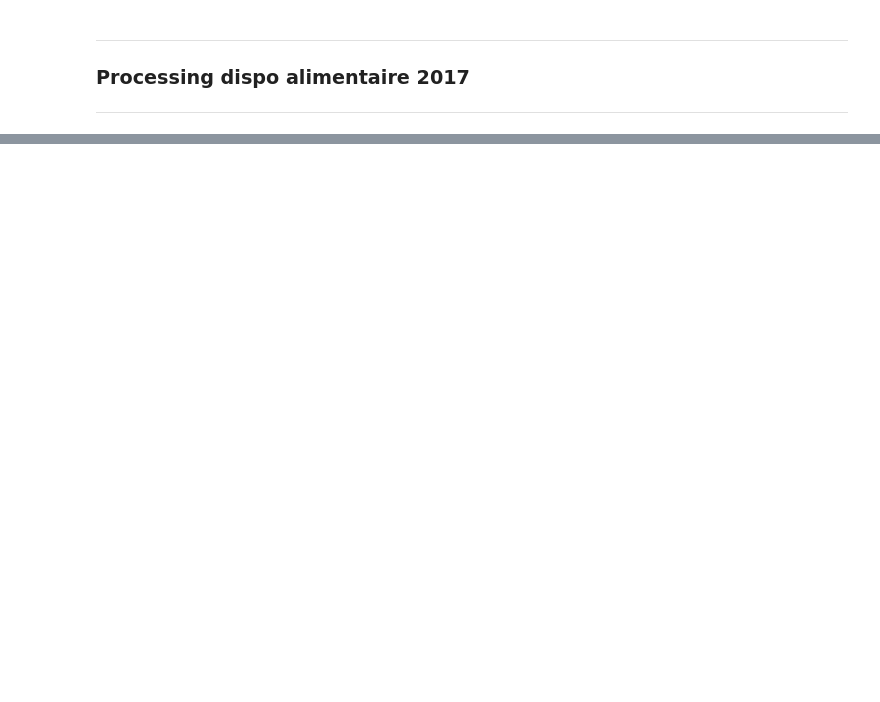
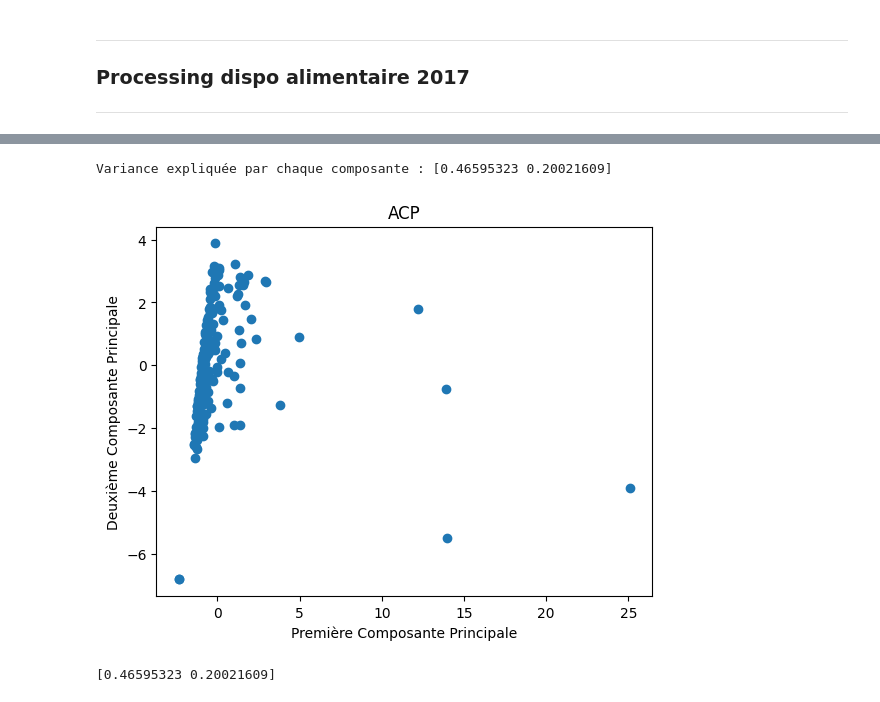
Before and after one commit to IshemZ/la-poule-qui-chante, a Jupyter notebook: Programme/data_processing.ipynb, the cells around one changed output, grey strips where cells are left out. Cells and saved outputs as stored; diff of their text form; code cells hidden in the pictures; blank space fills up the shorter version.

```diff
--- a/Programme/data_processing.ipynb
+++ b/Programme/data_processing.ipynb
@@ -20,2 +24,5 @@ dispo.head()
 dispo['Valeur'] = dispo['Valeur'].astype(float)
+# %%
+#Multiplier colonne valeurs x1000 car exprimeé en milliers de tonnes
+dispo['Valeur'] = dispo['Valeur']*1000
 # %%
@@ -36,0 +37,4 @@ dispo
+# %%
+# je vais faire un pivot table pour avoir mes élément en colonne
+dispo_pivot = dispo.pivot_table(index='Zone', columns='Élément', values='Valeur', aggfunc='sum')
+dispo_pivot = dispo_pivot.fillna(value=0)
@@ -36,0 +58,22 @@ dispo
+# %%
+scaler = StandardScaler()
+dispo_pivot_scaled = scaler.fit_transform(dispo_pivot)
+# %%
+pca = PCA(n_components=2)
+principal_components = pca.fit_transform(dispo_pivot_scaled)
+# %%
+print("Variance expliquée par chaque composante :", pca.explained_variance_ratio_)
+# %% [output]
+Variance expliquée par chaque composante : [0.46595323 0.20021609]
+# %%
+plt.scatter(principal_components[:, 0], principal_components[:, 1])
+plt.xlabel('Première Composante Principale')
+plt.ylabel('Deuxième Composante Principale')
+plt.title('ACP')
+plt.show()
+# %% [output]
+[figure, added]
+# %%
+print(pca.explained_variance_ratio_)
+# %% [output]
+[0.46595323 0.20021609]
```
Also changed, not shown: parts of 5 cells of this notebook.
